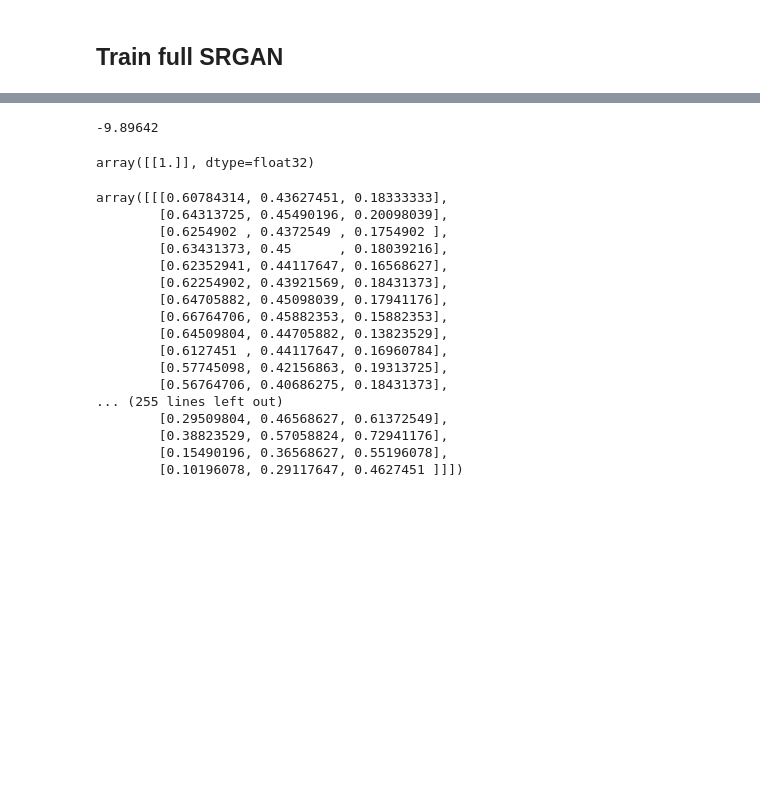
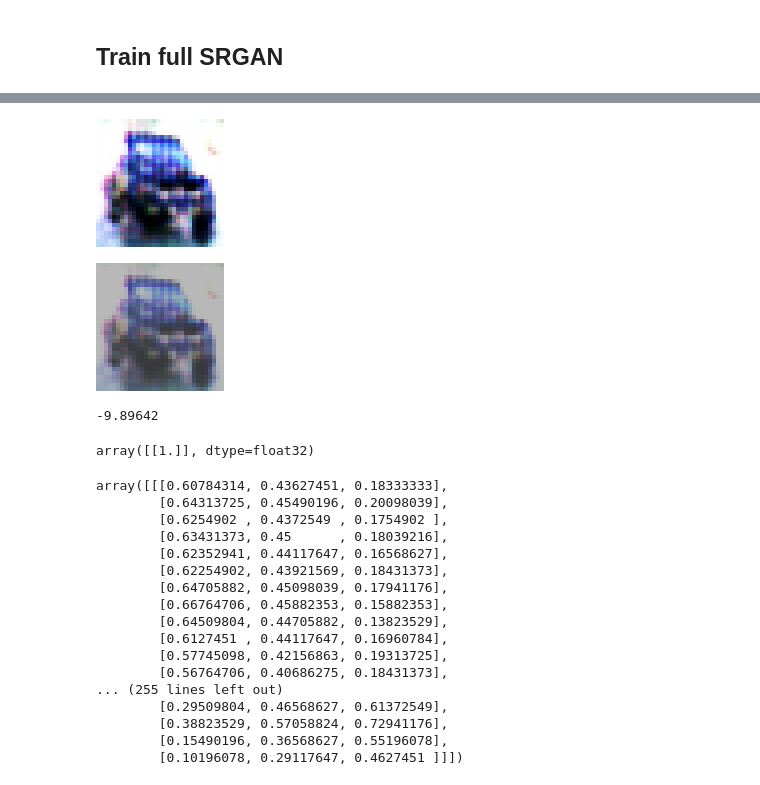
Before and after one commit to several27/COMP6208-AutoEncoder, a Jupyter notebook: several27/SRGAN.ipynb, the cells around one changed output, grey strips where cells are left out. Saved outputs shown, nothing was run; the diff lists cells and outputs as text; code cells hidden in the pictures; blank space fills up the shorter version.

```diff
--- a/several27/SRGAN.ipynb
+++ b/several27/SRGAN.ipynb
@@ -817,3 +768,10 @@ for x, x_lr, type_ in [(x_train, x_train_lr_norm, 'train'), (x_test, x_test_lr_n
+# %%
+display(Image.fromarray(np.uint8((prediction - np.min(prediction))*255/(np.max(prediction) - np.min(prediction))))\
+        .resize((128, 128)))
+display(Image.fromarray((prediction * x_train_std + x_train_mean).astype(np.uint8)).resize((128, 128)))
+# %% [output]
+[figure, added]
+[figure, added]
 # %%
 # model_generator.fit(x_train_lr, x_train, epochs=100, validation_data=(x_test_lr, x_test), callbacks=[tb_callback])
 
```
Also changed, not shown: parts of 34 cells of this notebook, 2 other files.
